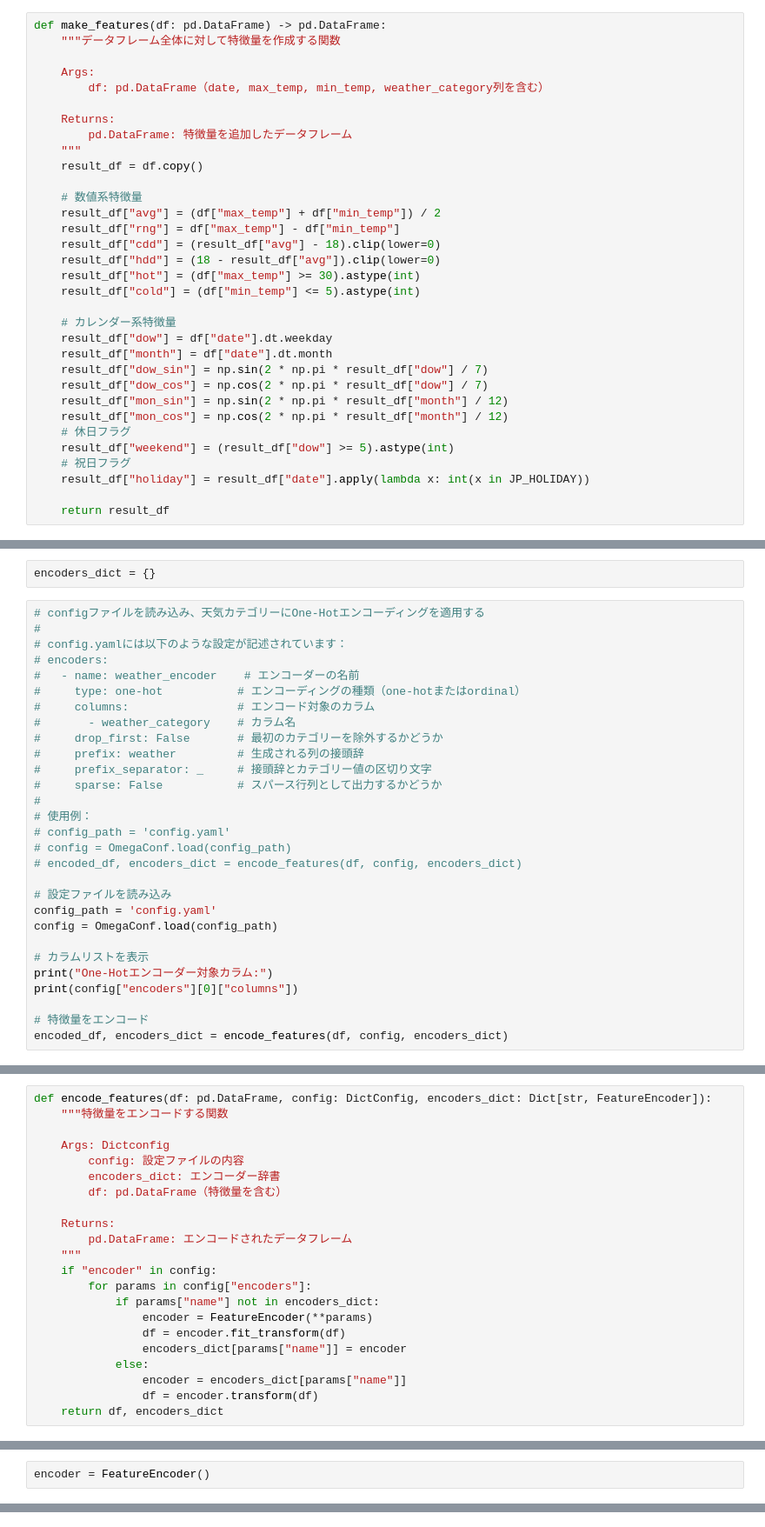
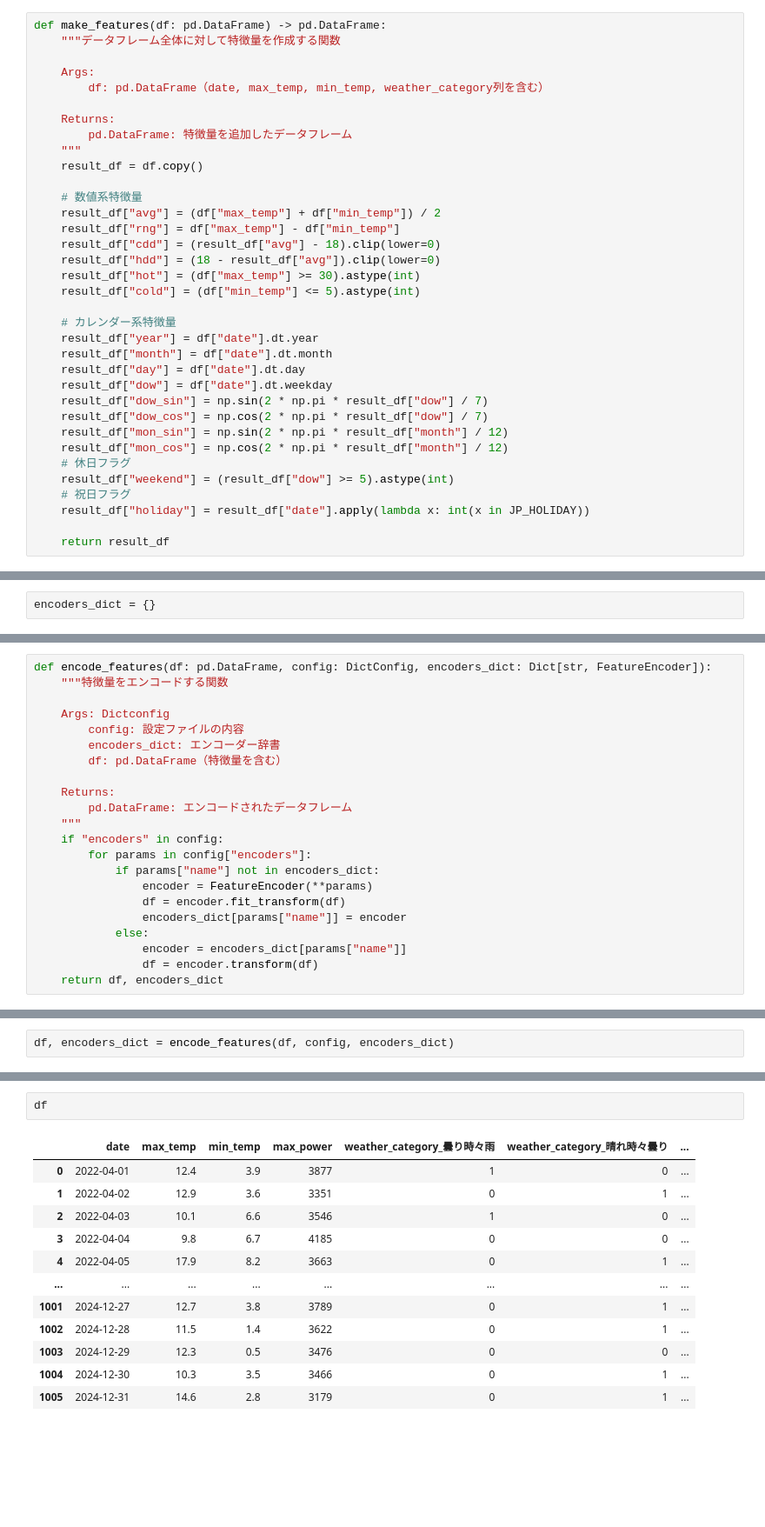
Before and after one commit to ryo19-96/power-forecasting-mlops, a Jupyter notebook: pipeline/model/mvp.ipynb, the cells around one changed output, grey strips where cells are left out. Shown: that part at 87% size. Drawn from its saved outputs; the diff is of its cells as text; blank space fills up the shorter version.

```diff
--- a/pipeline/model/mvp.ipynb
+++ b/pipeline/model/mvp.ipynb
@@ -239,8 +240,10 @@ def make_features(df: pd.DataFrame) -> pd.DataFrame:
     result_df["cold"] = (df["min_temp"] <= 5).astype(int)
 
     # カレンダー系特徴量
+    result_df["year"] = df["date"].dt.year
+    result_df["month"] = df["date"].dt.month
+    result_df["day"] = df["date"].dt.day
     result_df["dow"] = df["date"].dt.weekday
-    result_df["month"] = df["date"].dt.month
     result_df["dow_sin"] = np.sin(2 * np.pi * result_df["dow"] / 7)
     result_df["dow_cos"] = np.cos(2 * np.pi * result_df["dow"] / 7)
     result_df["mon_sin"] = np.sin(2 * np.pi * result_df["month"] / 12)
@@ -259,32 +262,3 @@ from typing import Dict
 df = make_features(integrated_df)
 # %%
 encoders_dict = {}
-# %%
-# configファイルを読み込み、天気カテゴリーにOne-Hotエンコーディングを適用する
-#
-# config.yamlには以下のような設定が記述されています：
-# encoders:
-#   - name: weather_encoder    # エンコーダーの名前
-#     type: one-hot           # エンコーディングの種類（one-hotまたはordinal）
-#     columns:                # エンコード対象のカラム
-#       - weather_category    # カラム名
-#     drop_first: False       # 最初のカテゴリーを除外するかどうか
-#     prefix: weather         # 生成される列の接頭辞
-#     prefix_separator: _     # 接頭辞とカテゴリー値の区切り文字
-#     sparse: False           # スパース行列として出力するかどうか
-#
-# 使用例：
-# config_path = 'config.yaml'
-# config = OmegaConf.load(config_path)
-# encoded_df, encoders_dict = encode_features(df, config, encoders_dict)
-
-# 設定ファイルを読み込み
-config_path = 'config.yaml'
-config = OmegaConf.load(config_path)
-
-# カラムリストを表示
-print("One-Hotエンコーダー対象カラム:")
-print(config["encoders"][0]["columns"])
-
-# 特徴量をエンコード
-encoded_df, encoders_dict = encode_features(df, config, encoders_dict)
@@ -300,7 +282,7 @@ def encode_features(df: pd.DataFrame, config: DictConfig, encoders_dict: Dict[st
     Returns:
         pd.DataFrame: エンコードされたデータフレーム
     """
-    if "encoder" in config:
+    if "encoders" in config:
         for params in config["encoders"]:
             if params["name"] not in encoders_dict:
                 encoder = FeatureEncoder(**params)
@@ -315,2 +295,2 @@ NameError: name 'Dictconfig' is not defined
 # %%
-encoder = FeatureEncoder()
+df, encoders_dict = encode_features(df, config, encoders_dict)
@@ -330,0 +297,15 @@ encoder = FeatureEncoder()
+# %%
+df
+# %% [output]
+|  | date | max_temp | min_temp | max_power | weather_category_曇り時々雨 | weather_category_晴れ時々曇り | ... |
+| 0 | 2022-04-01 | 12.4 | 3.9 | 3877 | 1 | 0 | ... |
+| 1 | 2022-04-02 | 12.9 | 3.6 | 3351 | 0 | 1 | ... |
+| 2 | 2022-04-03 | 10.1 | 6.6 | 3546 | 1 | 0 | ... |
+| 3 | 2022-04-04 | 9.8 | 6.7 | 4185 | 0 | 0 | ... |
+| 4 | 2022-04-05 | 17.9 | 8.2 | 3663 | 0 | 1 | ... |
+| ... | ... | ... | ... | ... | ... | ... | ... |
+| 1001 | 2024-12-27 | 12.7 | 3.8 | 3789 | 0 | 1 | ... |
+| 1002 | 2024-12-28 | 11.5 | 1.4 | 3622 | 0 | 1 | ... |
+| 1003 | 2024-12-29 | 12.3 | 0.5 | 3476 | 0 | 0 | ... |
+| 1004 | 2024-12-30 | 10.3 | 3.5 | 3466 | 0 | 1 | ... |
+| 1005 | 2024-12-31 | 14.6 | 2.8 | 3179 | 0 | 1 | ... |
```
Also changed, not shown: parts of 19 cells of this notebook, 15 other files.
